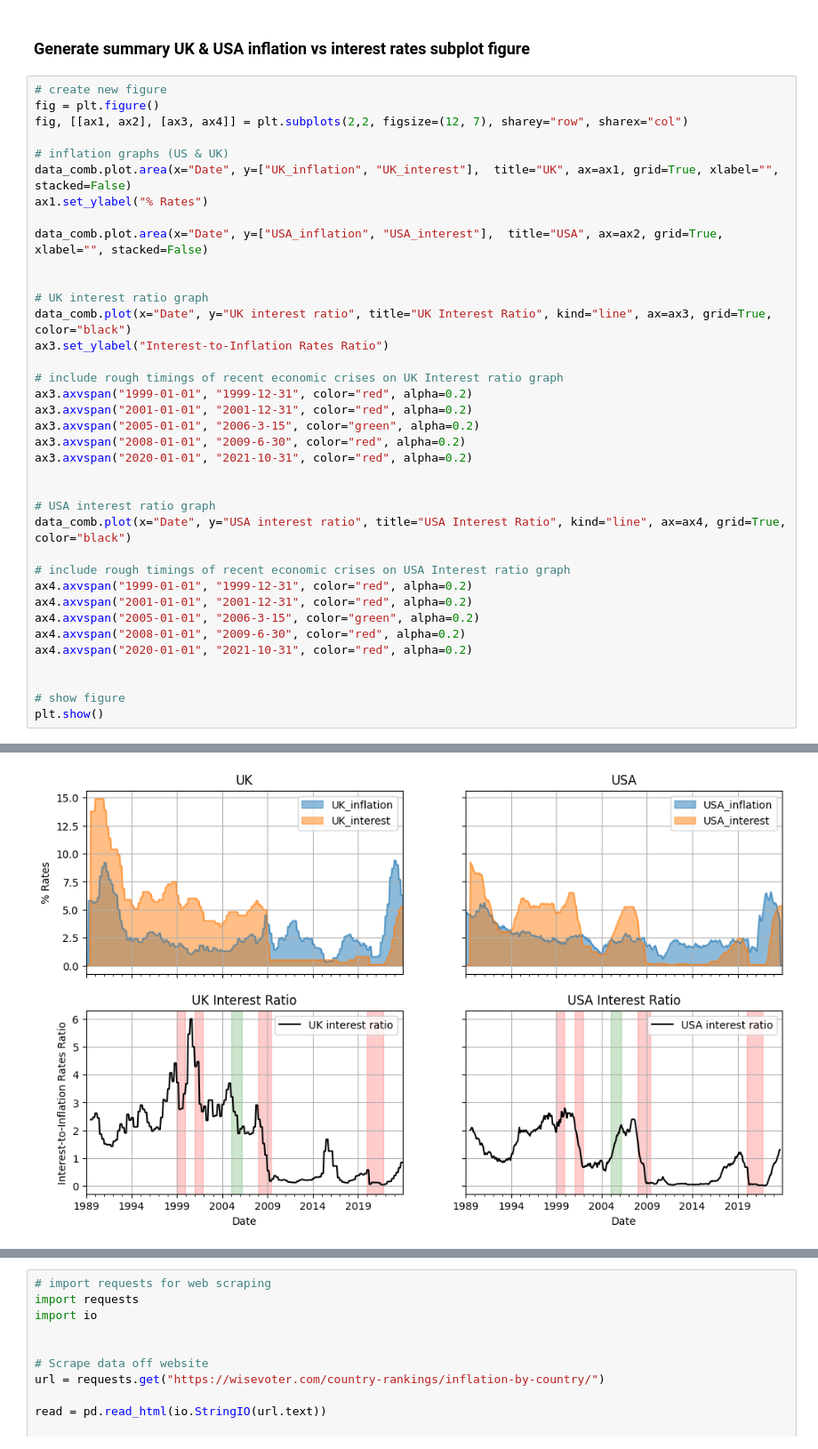
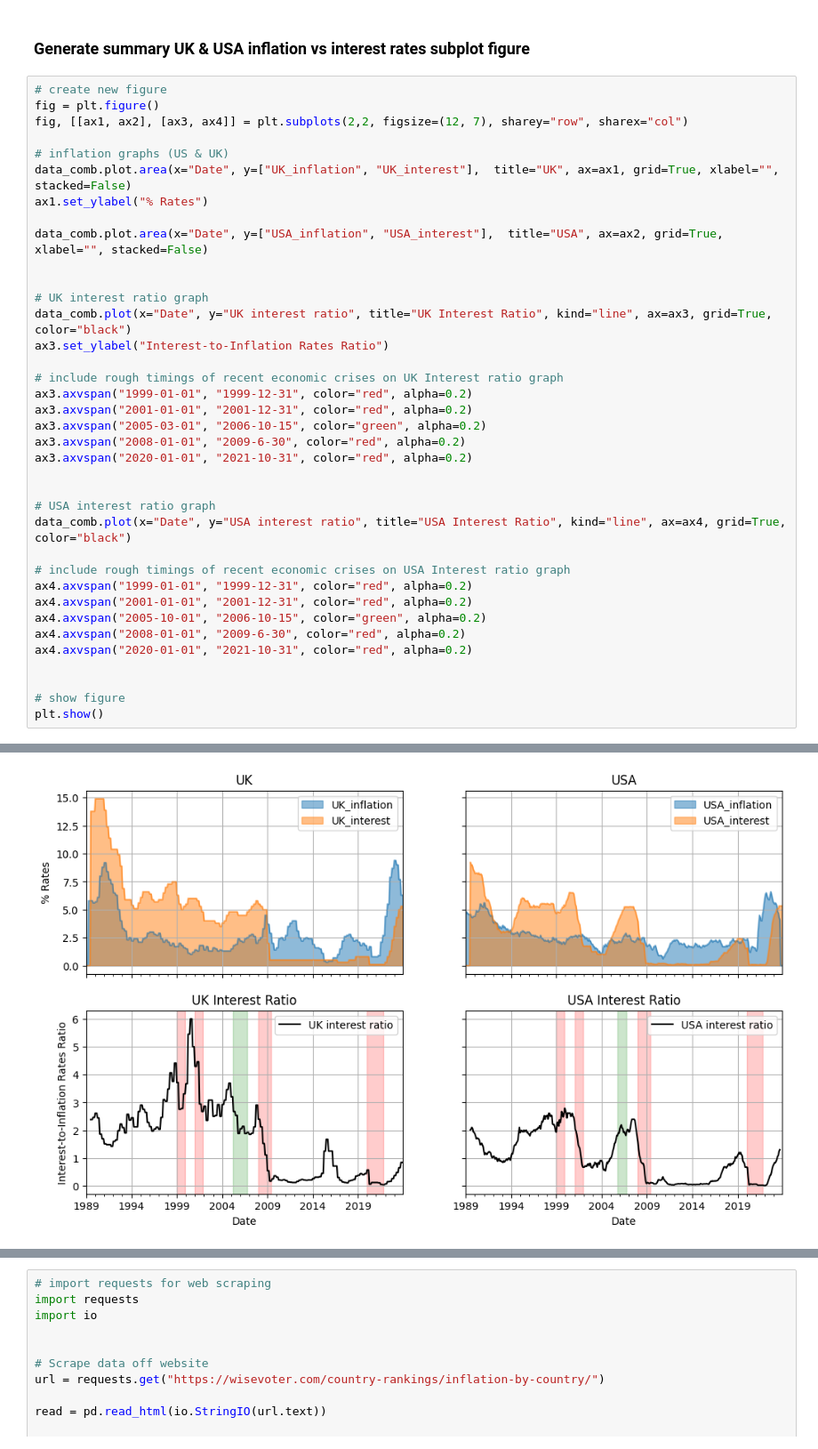
Before and after one commit to ScottsAnalysis/worldwide_inflation, a Jupyter notebook: UK vs USA inflation Analysis.ipynb, the cells around one changed output, grey strips where cells are left out. Shown at 89% size. Cells and saved outputs as stored; diff of their text form.

```diff
--- a/UK vs USA inflation Analysis.ipynb
+++ b/UK vs USA inflation Analysis.ipynb
@@ -174,36 +174,36 @@ data_comb.plot.area(x="Date", y=["UK_inflation", "UK_interest"],  title="UK", ax
 ax1.set_ylabel("% Rates")
 
 data_comb.plot.area(x="Date", y=["USA_inflation", "USA_interest"],  title="USA", ax=ax2, grid=True, xlabel="", stacked=False)
 
 
 # UK interest ratio graph
 data_comb.plot(x="Date", y="UK interest ratio", title="UK Interest Ratio", kind="line", ax=ax3, grid=True, color="black")
 ax3.set_ylabel("Interest-to-Inflation Rates Ratio")
 
 # include rough timings of recent economic crises on UK Interest ratio graph
 ax3.axvspan("1999-01-01", "1999-12-31", color="red", alpha=0.2)
 ax3.axvspan("2001-01-01", "2001-12-31", color="red", alpha=0.2)
-ax3.axvspan("2005-01-01", "2006-3-15", color="green", alpha=0.2)
+ax3.axvspan("2005-03-01", "2006-10-15", color="green", alpha=0.2)
 ax3.axvspan("2008-01-01", "2009-6-30", color="red", alpha=0.2)
 ax3.axvspan("2020-01-01", "2021-10-31", color="red", alpha=0.2)
 
 
 # USA interest ratio graph
 data_comb.plot(x="Date", y="USA interest ratio", title="USA Interest Ratio", kind="line", ax=ax4, grid=True, color="black")
 
 # include rough timings of recent economic crises on USA Interest ratio graph
 ax4.axvspan("1999-01-01", "1999-12-31", color="red", alpha=0.2)
 ax4.axvspan("2001-01-01", "2001-12-31", color="red", alpha=0.2)
-ax4.axvspan("2005-01-01", "2006-3-15", color="green", alpha=0.2)
+ax4.axvspan("2005-10-01", "2006-10-15", color="green", alpha=0.2)
 ax4.axvspan("2008-01-01", "2009-6-30", color="red", alpha=0.2)
 ax4.axvspan("2020-01-01", "2021-10-31", color="red", alpha=0.2)
 
 
 # show figure
 plt.show()
 # %% [output]
 <Figure size 640x480 with 0 Axes>
-[figure, old version]
+[figure, new version]
 # %% [markdown]
 ##### Interest rates rise again after a 14 year hyatus, while Interest-to-Inflation Ratio peaks mark incidence of global recessions
 1. The 2008 crisis seems to have been a deciding moment in the management of UK & USA economies, as the regime switched to lower interest rates (both seen in the UK and USA with the post-2008 collapse of the orange area in top graphs), though we may today be seeing a reversal with interest rates above 5% for the foreseeable future.
```
Also changed, not shown: parts of 9 cells of this notebook.
